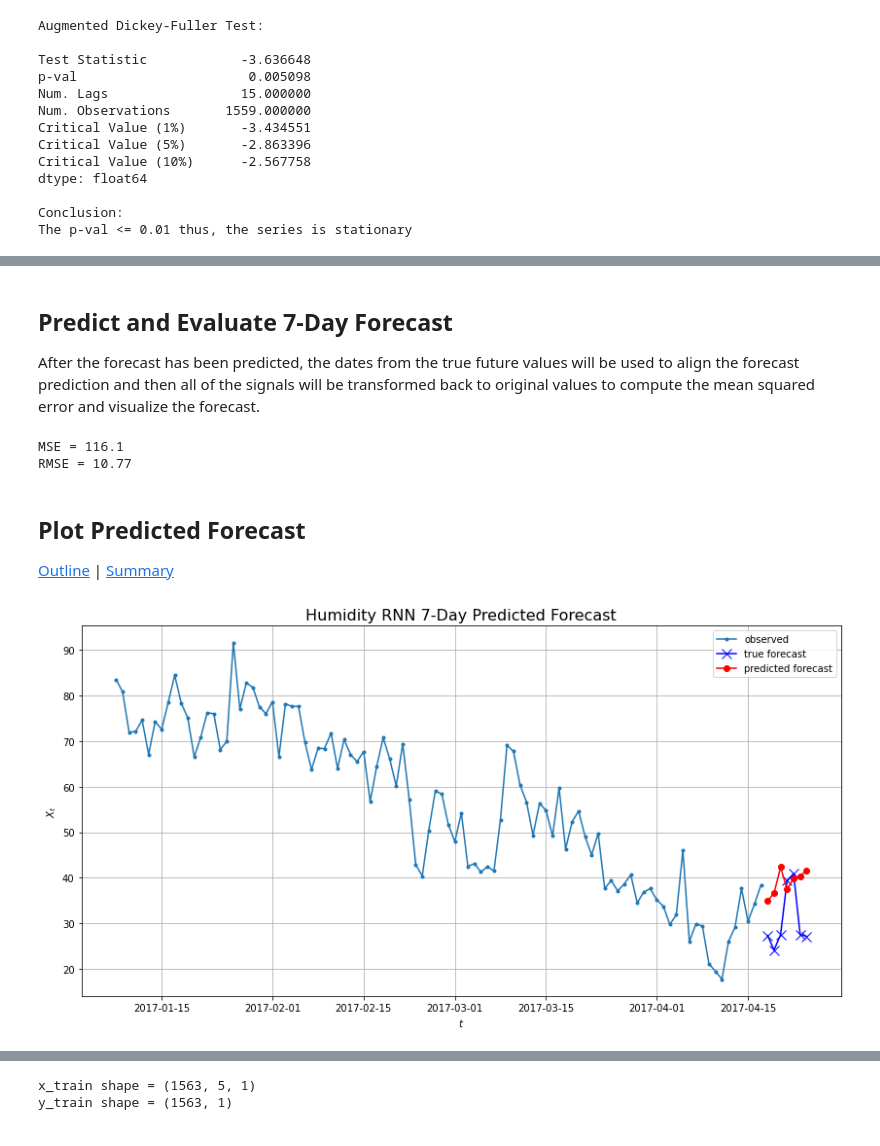
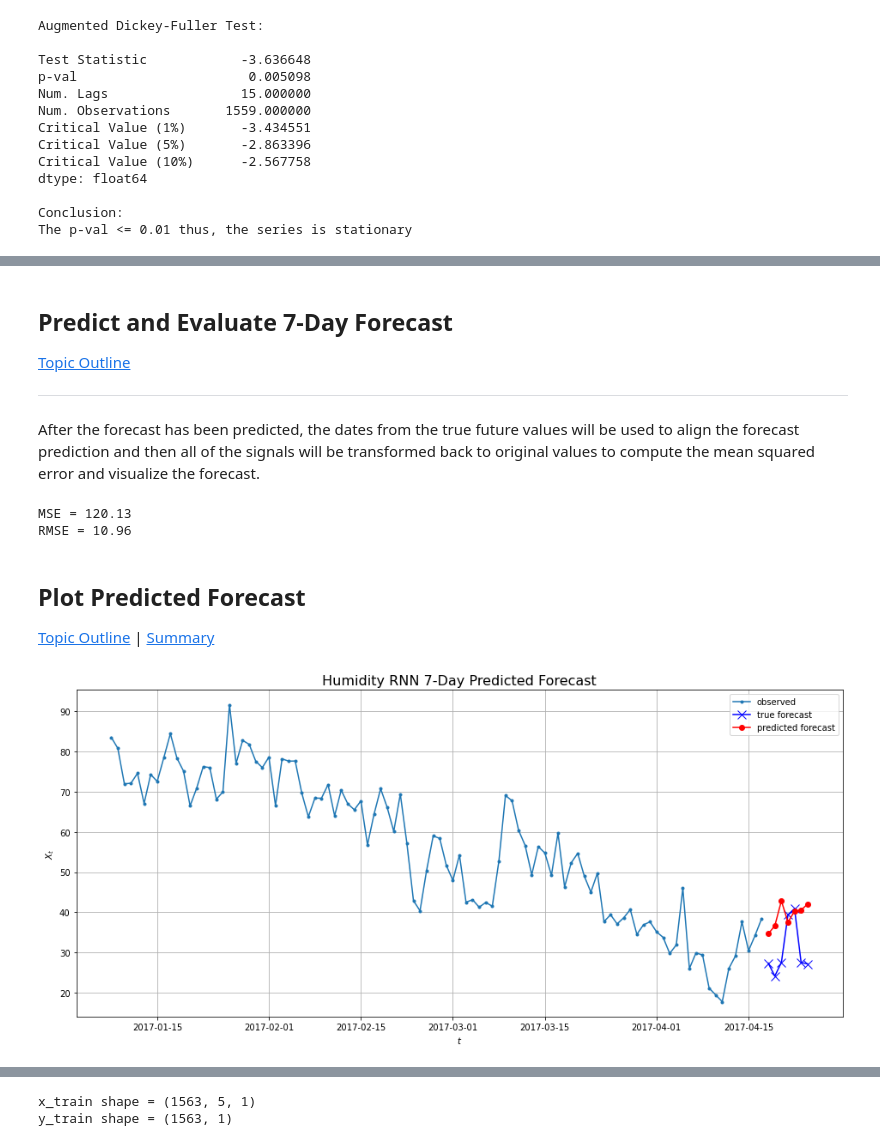
Before and after one commit to jgadbois17/Neural_Network_Versatility_Performance, a Jupyter notebook: notebooks/Time Series Forecasting.ipynb, the cells around one changed output, grey strips where cells are left out. Cells and saved outputs as stored; diff of their text form; code cells hidden in the pictures.

```diff
--- a/notebooks/Time Series Forecasting.ipynb
+++ b/notebooks/Time Series Forecasting.ipynb
@@ -53,13 +53,6 @@ from dspML.evaluation import ForecastEval
 # %%
-# data paths
-path_train = '../dspML/datasets/daily_climate/DailyDelhiClimateTrain.csv'
-path_test = '../dspML/datasets/daily_climate/DailyDelhiClimateTest.csv'
-
-# load full dataset
-df = pd.read_csv(path_train)
-df = df.append(pd.read_csv(path_test))
-df['date'] = pd.to_datetime(df['date'], yearfirst=True)
-df.set_index('date', inplace=True)
+# load data
+df = data.Climate.full()
 df.drop(['meantemp', 'meanpressure'], axis=1, inplace=True)
 print('Data Dimensions: ', df.shape)
 df.head()
@@ -319,3 +470,3 @@ The model will be fit with early stopping where if there is no improvement in 50
-# %%
-# fit model
-_= nnetfc.fit(model, x_train, y_train, verbose=0)
+# %%
+model = nnetfc.load_humidity(recurrent=True)
+model.summary()
@@ -322,8 +486,12 @@ _= nnetfc.fit(model, x_train, y_train, verbose=0)
 # %% [markdown]
-<a name="2-2-4"></a>
+<a name="3-2-3"></a>
 
 ## Predict and Evaluate 7-Day Forecast
 
+[Topic Outline](#3-2)
+
+---
+
 After the forecast has been predicted, the dates from the true future values will be used to align the forecast prediction and then all of the signals will be transformed back to original values to compute the mean squared error and visualize the forecast.
 # %%
 # predict forecast
@@ -339,20 +507,22 @@ y_pred = sequence.to_original_values(y_pred, norm)
 fc_eval = ForecastEval(y_test, y_pred)
 fc_eval.mse()
 # %% [output]
-MSE = 116.1
-RMSE = 10.77
+MSE = 120.13
+RMSE = 10.96
 # %% [markdown]
-<a name="2-2-5"></a>
+<a name="3-2-4"></a>
 
 ## Plot Predicted Forecast
 
-[Outline](#0) | [Summary](#4)
+[Topic Outline](#3-2) | [Summary](#5)
 # %%
-# plot forecast
-plot.time_series_forecast(signal=y.iloc[-100:],
-                          signal_test=y_test,
-                          p_forecast=y_pred,
-                          title='Humidity RNN 7-Day Predicted Forecast')
+plot.time_series_forecast(
+    signal=y.iloc[-100:],
+    signal_test=y_test,
+    p_forecast=y_pred,
+    title='Humidity RNN 7-Day Predicted Forecast',
+    figsize=(16, 7)
+)
 # %% [output]
-[figure, old version]
+[figure, new version]
 # %% [markdown]
```
Also changed, not shown: parts of 108 cells of this notebook, 18 other files.
